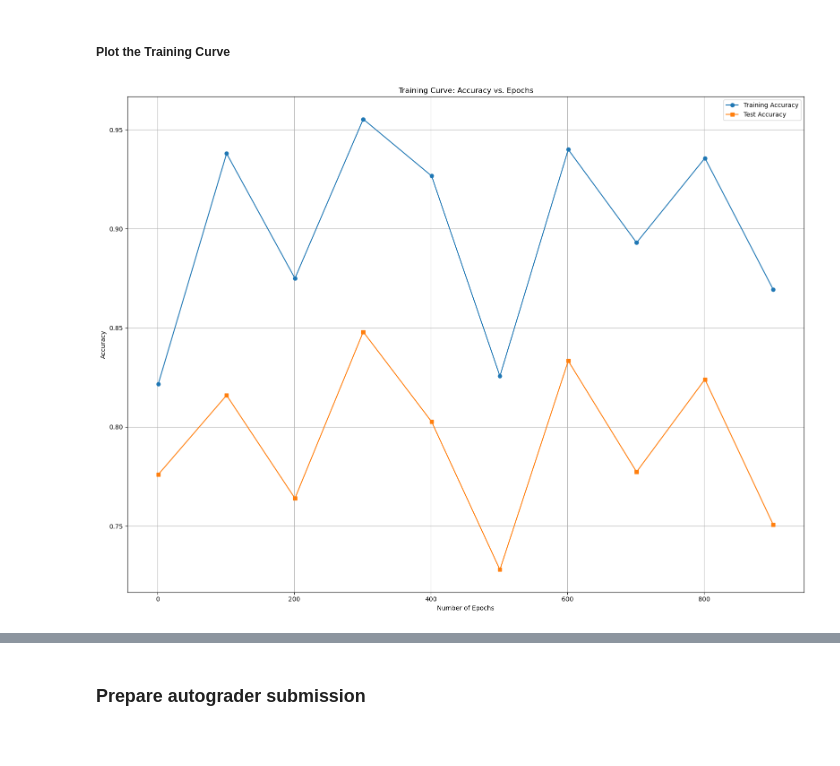
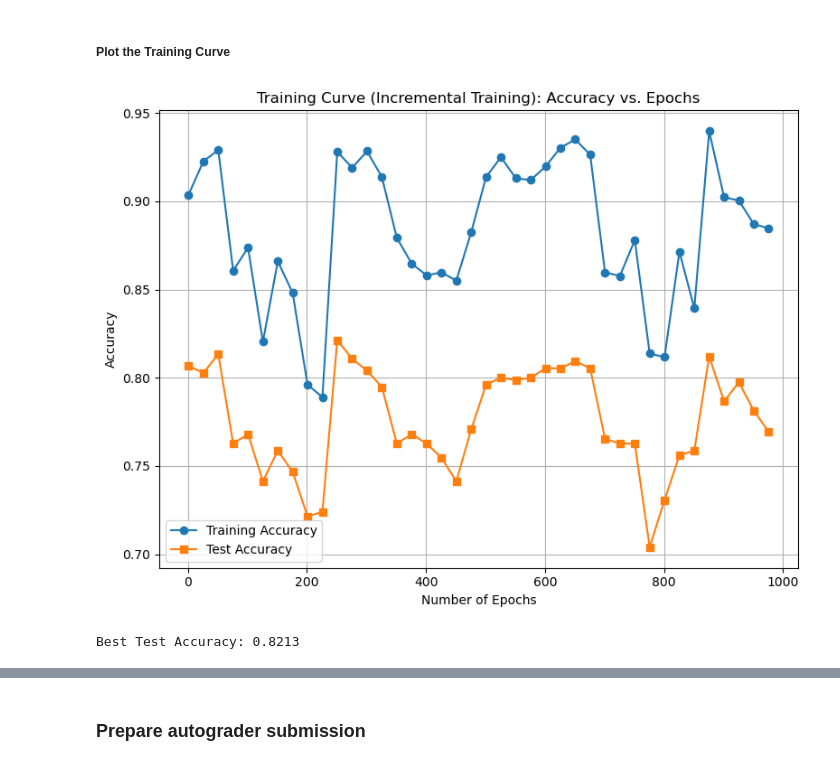
Before and after one commit to Person-Maink/ESL6, a Jupyter notebook: template.ipynb, the cells around one changed output, grey strips where cells are left out. Cells and saved outputs as stored; diff of their text form; code cells hidden in the pictures.

Commit message:
SGDClassifier and DecisionTreeClassifier

```diff
--- a/template.ipynb
+++ b/template.ipynb
@@ -340,7 +342,7 @@ Test set accuracy: 0.8707
 # %% [markdown]
 ##### Plot the Training Curve
 # %%
-def plot_training_curve_continued(best_params, dataset, max_epochs=1000, step=25, data_aug=False):
+def plot_SGD_training_curve(best_params, dataset, max_epochs=1000, step=25, data_aug=False):
     """
     Trains an SGDClassifier with the best parameters incrementally and plots the training curve (accuracy vs. epochs).
 
@@ -348,16 +350,13 @@ def plot_training_curve_continued(best_params, dataset, max_epochs=1000, step=25
         best_params (dict): The best hyperparameters for SGDClassifier.
         dataset (tuple): A tuple containing (images, labels).
         max_epochs (int, optional): Maximum number of epochs to train. Default is 1000.
-        step (int, optional): Step size for epoch increments. Default is 50.
+        step (int, optional): Step size for epoch increments. Default is 25.
         data_aug (bool, optional): Whether to perform data augmentation. Default is False.
 
     Returns:
+        best_model (SGDClassifier): The best-performing model observed during training.
         None: Displays the training curve plot.
     """
-    import matplotlib.pyplot as plt
-    from sklearn.linear_model import SGDClassifier
-    import numpy as np
-
     # Unpack dataset
     (X_train_val, y_train_val), (X_test, y_test) = train_validate_test_split(dataset, test_size=0.2)
 
@@ -371,9 +370,9 @@ def plot_training_curve_continued(best_params, dataset, max_epochs=1000, step=25
     # Initialize the model with the best parameters
     model = SGDClassifier(
         loss="log_loss",
-        alpha=best_params["alpha"],
-        learning_rate=best_params["learning_rate"],
-        eta0=best_params["eta0"],
+        alpha=best_params["model__alpha"],
+        learning_rate=best_params["model__learning_rate"],
+        eta0=best_params["model__eta0"],
         max_iter=1,  # Set max_iter to 1 for incremental updates
         warm_start=True,  # Allows continuation of training
         random_state=42,
@@ -384,6 +383,10 @@ def plot_training_curve_continued(best_params, dataset, max_epochs=1000, step=25
     train_accuracies = []
     test_accuracies = []
     epoch_range = range(1, max_epochs + 1, step)
+
+    # Variables to track the best model
+    best_model = None
+    best_test_accuracy = 0.0
 
     for epoch in epoch_range:
         # Incrementally train the model for `step` epochs
@@ -397,10 +400,15 @@ def plot_training_curve_continued(best_params, dataset, max_epochs=1000, step=25
         train_accuracies.append(train_accuracy)
         test_accuracies.append(test_accuracy)
 
+        # Check if this model is the best so far
+        if test_accuracy > best_test_accuracy:
+            best_test_accuracy = test_accuracy
+            best_model = copy.deepcopy(model)  # Save the current best model
+
     # Plot the training curve
     plt.figure(figsize=(8, 6))
-    plt.plot(epoch_range, train_accuracies, label="Training Accuracy", marker='o')
-    plt.plot(epoch_range, test_accuracies, label="Test Accuracy", marker='s')
+    plt.plot(epoch_range, train_accuracies, label="Training Accuracy", marker="o")
+    plt.plot(epoch_range, test_accuracies, label="Test Accuracy", marker="s")
     plt.xlabel("Number of Epochs")
     plt.ylabel("Accuracy")
     plt.title("Training Curve (Incremental Training): Accuracy vs. Epochs")
@@ -408,3 +416,6 @@ def plot_training_curve_continued(best_params, dataset, max_epochs=1000, step=25
     plt.grid()
     plt.tight_layout()
     plt.show()
+
+    print(f"Best Test Accuracy: {best_test_accuracy:.4f}")
+    return best_model
@@ -478,7 +422,8 @@ def plot_training_curve(best_params, pipeline, dataset, max_epochs=1000, step=10
 # %%
-best_pipeline, best_params, _  = gridsearch_SGD_results
+_, best_params, _  = gridsearch_SGD_results
 # Call the function with the best parameters and pipeline
-plot_training_curve(best_params, best_pipeline, dataset)
+best_SGD = plot_SGD_training_curve(best_params, dataset)
 # %% [output]
-[figure, old version]
+[figure, new version]
+Best Test Accuracy: 0.8213
 # %%
```
Also changed, not shown: parts of 17 cells of this notebook.
